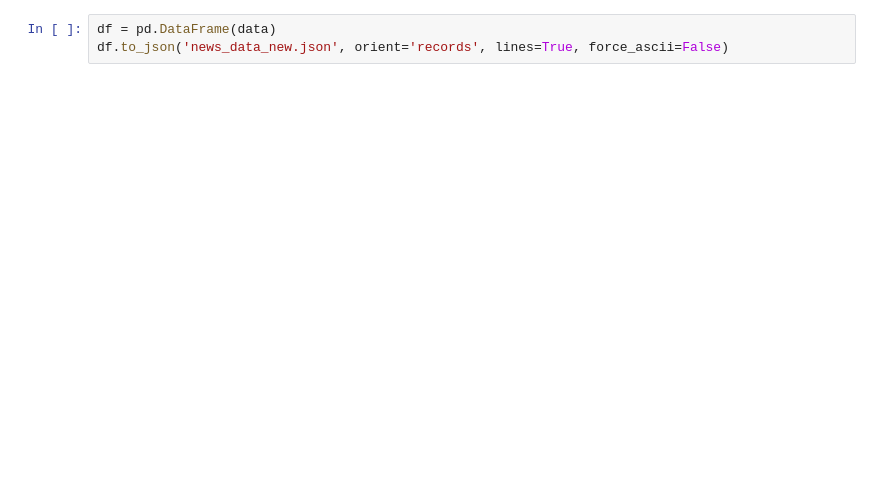
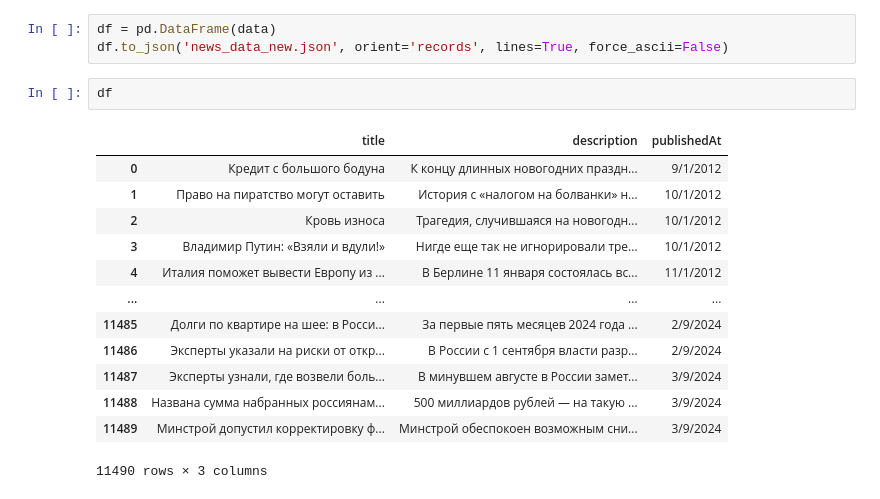
Before and after one commit to endeavoure/Market-Sentiment, a Jupyter notebook: mk_parse_draft.ipynb, the cells around one changed output. Saved outputs shown, nothing was run; the diff lists cells and outputs as text; blank space fills up the shorter version.

```diff
--- a/mk_parse_draft.ipynb
+++ b/mk_parse_draft.ipynb
@@ -74,3 +74,19 @@ ConnectionError: HTTPSConnectionPool(host='www.mk.ru', port=443): Max retries ex
 # %%
 df = pd.DataFrame(data)
 df.to_json('news_data_new.json', orient='records', lines=True, force_ascii=False)
+# %%
+df
+# %% [output]
+|  | title | description | publishedAt |
+| 0 | Кредит с большого бодуна | К концу длинных новогодних праздн... | 9/1/2012 |
+| 1 | Право на пиратство могут оставить | История с «налогом на болванки» н... | 10/1/2012 |
+| 2 | Кровь износа | Трагедия, случившаяся на новогодн... | 10/1/2012 |
+| 3 | Владимир Путин: «Взяли и вдули!» | Нигде еще так не игнорировали тре... | 10/1/2012 |
+| 4 | Италия поможет вывести Европу из ... | В Берлине 11 января состоялась вс... | 11/1/2012 |
+| ... | ... | ... | ... |
+| 11485 | Долги по квартире на шее: в Росси... | За первые пять месяцев 2024 года ... | 2/9/2024 |
+| 11486 | Эксперты указали на риски от откр... | В России с 1 сентября власти разр... | 2/9/2024 |
+| 11487 | Эксперты узнали, где возвели боль... | В минувшем августе в России замет... | 3/9/2024 |
+| 11488 | Названа сумма набранных россиянам... | 500 миллиардов рублей — на такую ... | 3/9/2024 |
+| 11489 | Минстрой допустил корректировку ф... | Минстрой обеспокоен возможным сни... | 3/9/2024 |
+11490 rows × 3 columns
```
Also changed, not shown: parts of 3 cells of this notebook, 3 other files.
